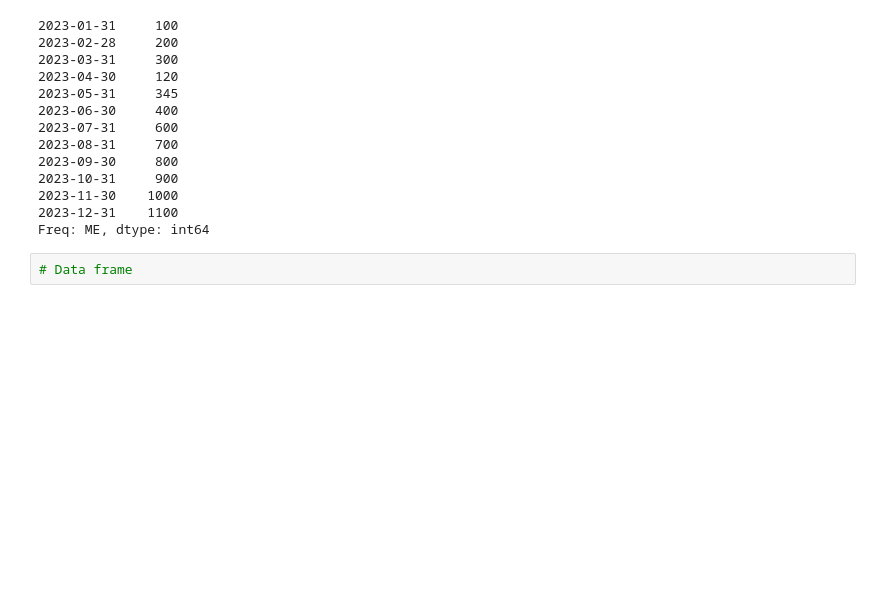
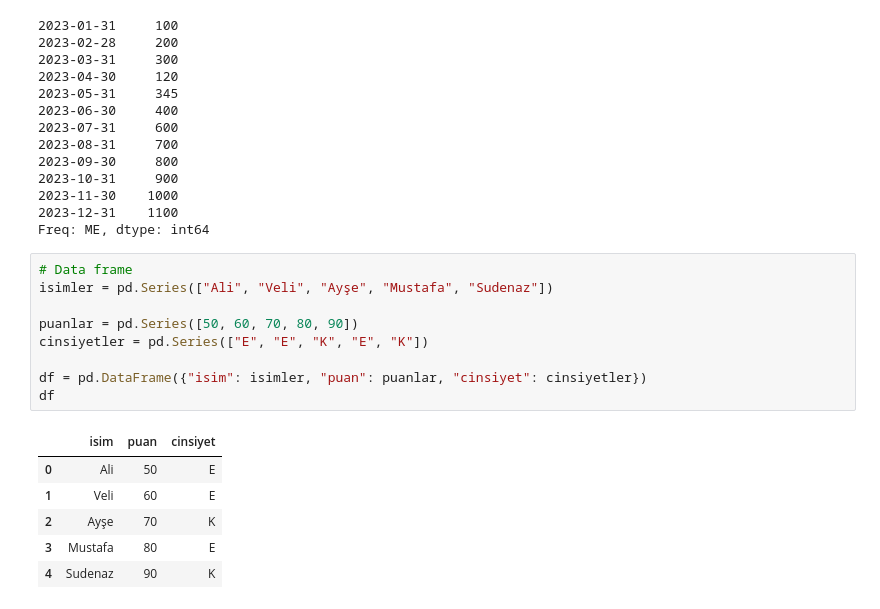
Before and after one commit to muffafa/btk-intro-machine-learning, a Jupyter notebook: hafta1/ders2.ipynb, the cells around one changed output. Drawn from its saved outputs; the diff is of its cells as text; blank space fills up the shorter version.

```diff
--- a/hafta1/ders2.ipynb
+++ b/hafta1/ders2.ipynb
@@ -385,5 +385,19 @@ uretim_mikratlari
 2023-11-30    1000
 2023-12-31    1100
 Freq: ME, dtype: int64
-# %%
-# Data frame
+# %%
+# Data frame
+isimler = pd.Series(["Ali", "Veli", "Ayşe", "Mustafa", "Sudenaz"])
+
+puanlar = pd.Series([50, 60, 70, 80, 90])
+cinsiyetler = pd.Series(["E", "E", "K", "E", "K"])
+
+df = pd.DataFrame({"isim": isimler, "puan": puanlar, "cinsiyet": cinsiyetler})
+df
+# %% [output]
+|  | isim | puan | cinsiyet |
+| 0 | Ali | 50 | E |
+| 1 | Veli | 60 | E |
+| 2 | Ayşe | 70 | K |
+| 3 | Mustafa | 80 | E |
+| 4 | Sudenaz | 90 | K |
```
Also changed, not shown: parts of 3 cells of this notebook.
